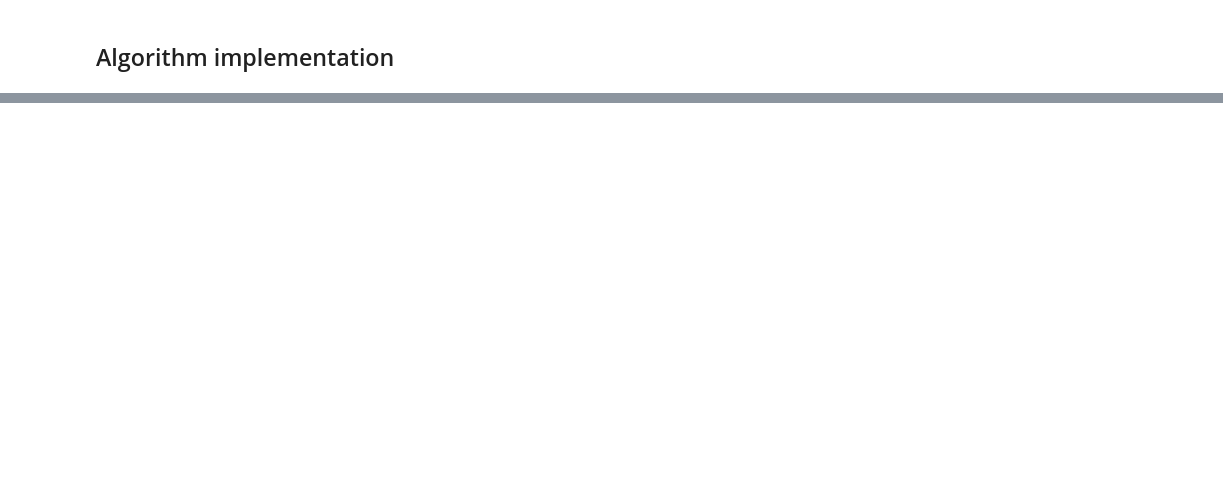
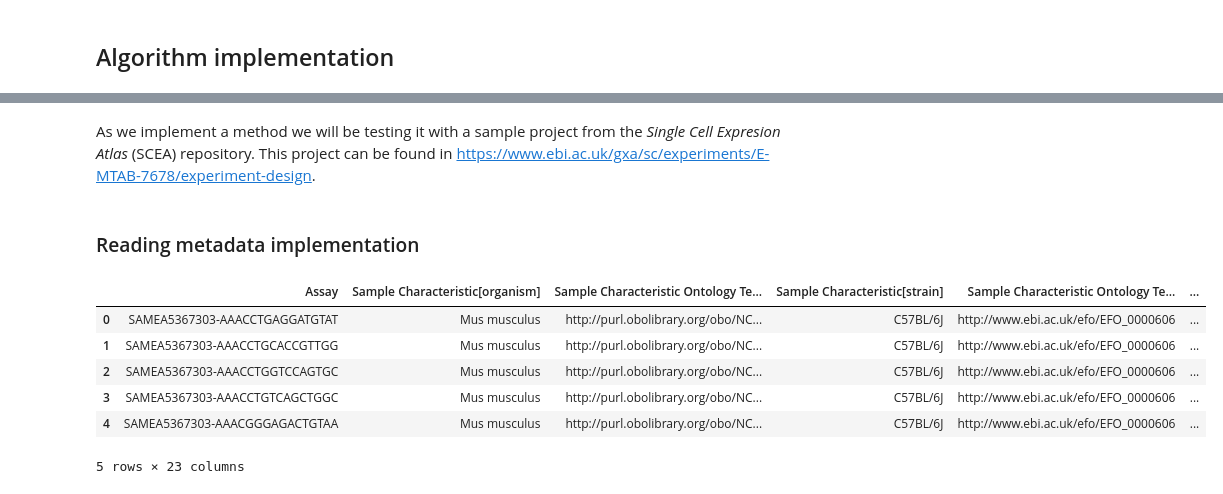
Before and after one commit to edusalcas/single-cell-repo, a Jupyter notebook: Experiments/Percentile_groups.ipynb, the cells around one changed output, grey strips where cells are left out. Drawn from its saved outputs; the diff is of its cells as text; code cells hidden in the pictures; blank space fills up the shorter version.

```diff
--- a/Experiments/Percentile_groups.ipynb
+++ b/Experiments/Percentile_groups.ipynb
@@ -92,0 +234,2 @@ As we can see, the function just seen is making use of some other functions, whi
+# %% [markdown]
+As we implement a method we will be testing it with a sample project from the *Single Cell Expresion Atlas* (SCEA) repository. This project can be found in https://www.ebi.ac.uk/gxa/sc/experiments/E-MTAB-7678/experiment-design.
@@ -92,0 +238,2 @@ As we can see, the function just seen is making use of some other functions, whi
+# %% [markdown]
+### Reading metadata implementation
@@ -92,0 +243,45 @@ As we can see, the function just seen is making use of some other functions, whi
+# %%
+def read_metadata(project_ID):
+    """Return the metadata of the project with the project_ID
+
+    Parameters
+    ----------
+    project_ID : str
+        The ID of a project
+
+    Returns
+    -------
+
+    metadata: pandas dataframe
+        A dataframe of the project with its metadata
+    """
+
+    # Define the link and the metadata key name
+    API_downloads_link = 'http://localhost:5000/project/downloads/'
+    metadata_key_name = 'experimentDesignLink'
+
+    # Get the download links of the project
+    links = requests.get(API_downloads_link + project_ID).json()
+    if not links: # If project doesn't exists
+        raise Exception(f'Project with ID {project_ID} not found')
+    links = links[0]
+
+    # Return the metadata if it exists
+    if metadata_key_name in links:
+        metadata_link = links[metadata_key_name]
+        metadata = pd.read_csv(metadata_link, sep='\t')
+
+        return metadata
+
+    raise Exception('Metadata link not found')
+# %%
+metadata = read_metadata(project_ID)
+metadata.head()
+# %% [output]
+|  | Assay | Sample Characteristic[organism] | Sample Characteristic Ontology Te... | Sample Characteristic[strain] | Sample Characteristic Ontology Te... | ... |
+| 0 | SAMEA5367303-AAACCTGAGGATGTAT | Mus musculus | http://purl.obolibrary.org/obo/NC... | C57BL/6J | http://www.ebi.ac.uk/efo/EFO_0000606 | ... |
+| 1 | SAMEA5367303-AAACCTGCACCGTTGG | Mus musculus | http://purl.obolibrary.org/obo/NC... | C57BL/6J | http://www.ebi.ac.uk/efo/EFO_0000606 | ... |
+| 2 | SAMEA5367303-AAACCTGGTCCAGTGC | Mus musculus | http://purl.obolibrary.org/obo/NC... | C57BL/6J | http://www.ebi.ac.uk/efo/EFO_0000606 | ... |
+| 3 | SAMEA5367303-AAACCTGTCAGCTGGC | Mus musculus | http://purl.obolibrary.org/obo/NC... | C57BL/6J | http://www.ebi.ac.uk/efo/EFO_0000606 | ... |
+| 4 | SAMEA5367303-AAACGGGAGACTGTAA | Mus musculus | http://purl.obolibrary.org/obo/NC... | C57BL/6J | http://www.ebi.ac.uk/efo/EFO_0000606 | ... |
+5 rows × 23 columns
```
Also changed, not shown: parts of 52 cells of this notebook.
